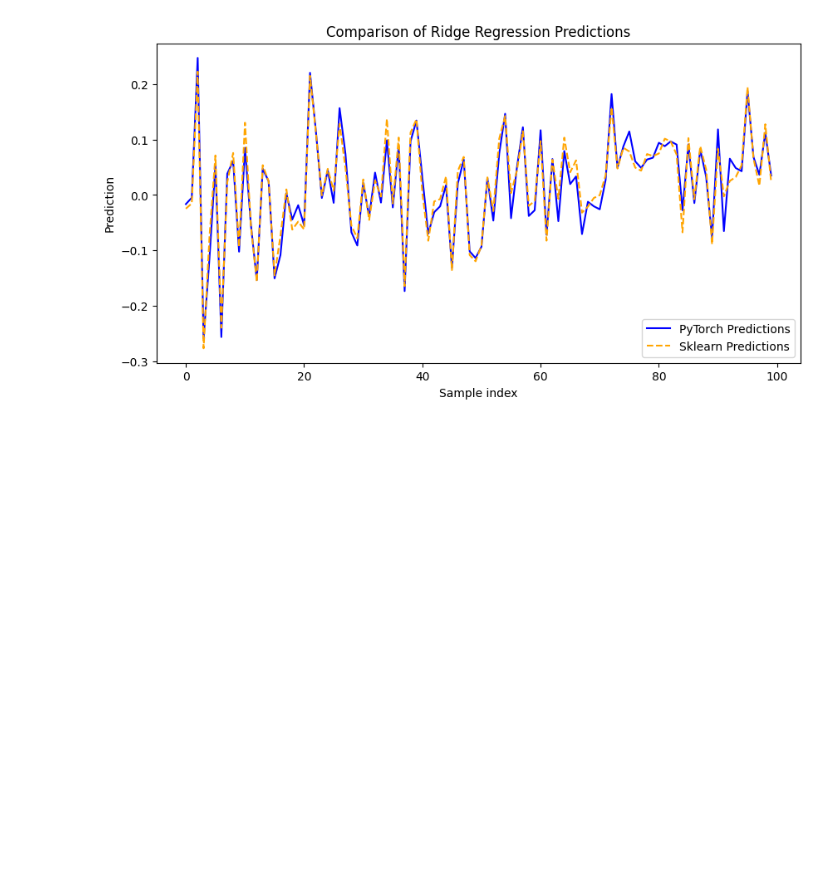
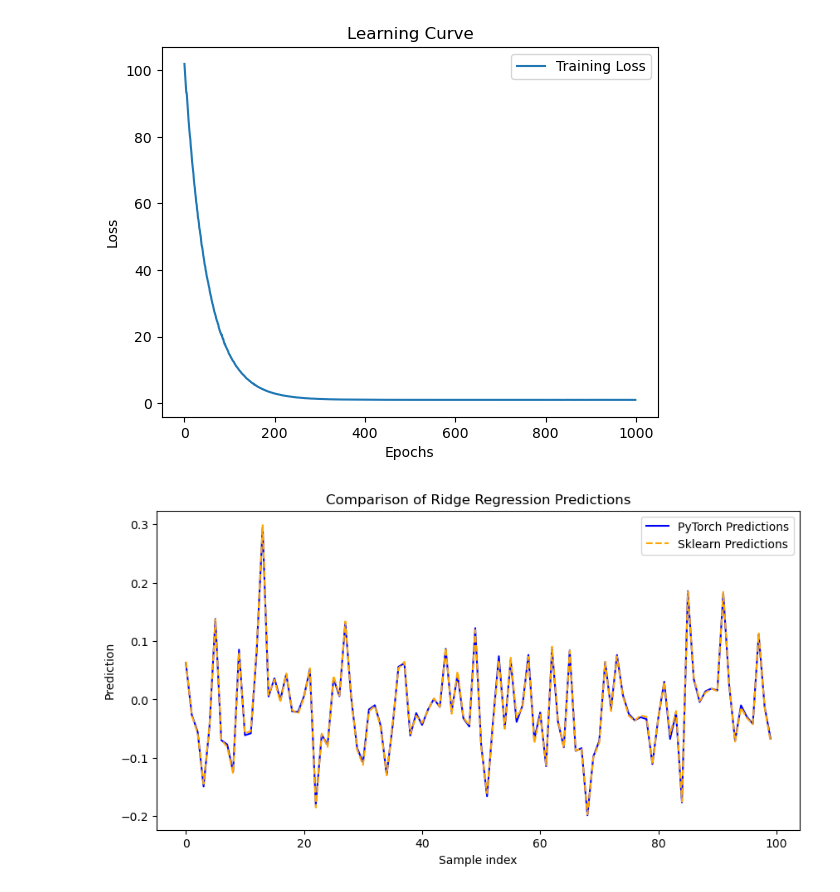
Before and after one commit to incubodac/PyDeconv, a Jupyter notebook: torch_noteboo.ipynb, the cells around one changed output. Cells and saved outputs as stored; diff of their text form; code cells hidden in the pictures; blank space fills up the shorter version.

```diff
--- a/torch_noteboo.ipynb
+++ b/torch_noteboo.ipynb
@@ -1,4 +1,5 @@
 # %%
+
 import torch
 import torch.optim as optim
 from sklearn.linear_model import Ridge as SklearnRidge
@@ -13,6 +14,7 @@ class Ridge:
         self.device = device
         self.w = None
         self.b = None
+        self.loss_history = []
 
     def fit(self, X, y, epochs=1000, lr=0.01):
         n_samples, n_features = X.shape
@@ -23,14 +25,32 @@ class Ridge:
         optimizer = optim.SGD([self.w] + ([self.b] if self.fit_intercept else []), lr=lr)
 
         for epoch in range(epochs):
+            # Shuffle the data at the beginning of each epoch
+            indices = torch.randperm(n_samples, device=self.device)
+            X_shuffled = X[indices]
+            y_shuffled = y[indices]
+
+            epoch_loss = 0.0  # Track total loss for this epoch
+            num_batches = (n_samples + self.batch_size - 1) // self.batch_size
+
             for i in range(0, n_samples, self.batch_size):
-                X_batch = X[i:i + self.batch_size]
-                y_batch = y[i:i + self.batch_size]
+                X_batch = X_shuffled[i:i + self.batch_size]
+                y_batch = y_shuffled[i:i + self.batch_size]
+
+                # Forward pass
                 predictions = self.model(X_batch)
                 loss = self.loss(predictions, y_batch)
+                epoch_loss += loss.item()
+
+                # Backward pass and optimization
                 optimizer.zero_grad()
                 loss.backward()
                 optimizer.step()
+
+            avg_loss = epoch_loss / num_batches
+            self.loss_history.append(avg_loss)
+            print(f"Epoch {epoch+1}/{epochs}, Loss: {avg_loss:.4f}")
+
 
     def model(self, x):
         return x @ self.w + (self.b if self.fit_intercept else 0)
@@ -43,24 +63,41 @@ class Ridge:
     def predict(self, X):
         return self.model(X).detach().cpu().numpy()
 
+    def plot_learning_curve(self):
+        plt.plot(self.loss_history, label="Training Loss")
+        plt.xlabel("Epochs")
+        plt.ylabel("Loss")
+        plt.title("Learning Curve")
+        plt.legend()
+        plt.show()
+
 if __name__ == "__main__":
-    device = 'cuda' if torch.cuda.is_available() else 'cpu'
+    # Check for available device
+    device =  ('cuda' if torch.cuda.is_available() else 'cpu')
+    # device = 'mps' if torch.backends.mps.is_available() else ('cuda' if torch.cuda.is_available() else 'cpu')
 
     # Generate synthetic data
     X_torch = torch.randn(13000, 100).to(device)
     y_torch = torch.randn(13000, 1).to(device)
 
     # PyTorch Ridge Model
-    torch_ridge = Ridge(alpha=1e-3, fit_intercept=True, device=device)
-    torch_ridge.fit(X_torch, y_torch, epochs=300, lr=0.001)
-    torch_predictions = torch_ridge.predict(X_torch)
+    torch_ridge = Ridge(alpha=1e-3, fit_intercept=True, batch_size=3000, device=device)
+    torch_ridge.fit(X_torch, y_torch, epochs=1000, lr=0.001)
+    # torch_ridge = Ridge(alpha=1e-3, fit_intercept=True, batch_size=13000, device=device)
+    # torch_ridge.fit(X_torch, y_torch, epochs=400, lr=0.01)
 
-    # Sklearn Ridge Model
+    # Plot learning curve
+    torch_ridge.plot_learning_curve()
+
+    # Sklearn Ridge Model for comparison
     X_sklearn = X_torch.cpu().numpy()
     y_sklearn = y_torch.cpu().numpy().ravel()
     sklearn_ridge = SklearnRidge(alpha=1e-3, fit_intercept=True)
     sklearn_ridge.fit(X_sklearn, y_sklearn)
     sklearn_predictions = sklearn_ridge.predict(X_sklearn)
+
+    # PyTorch predictions
+    torch_predictions = torch_ridge.predict(X_torch)
 
     # Plotting results
     plt.figure(figsize=(10, 5))
@@ -75 +129,2 @@ if __name__ == "__main__":
-[figure, old version]
+[figure, new version]
+[figure, added]
```
Also changed, not shown: parts of 21 cells of this notebook, 3 other files.
